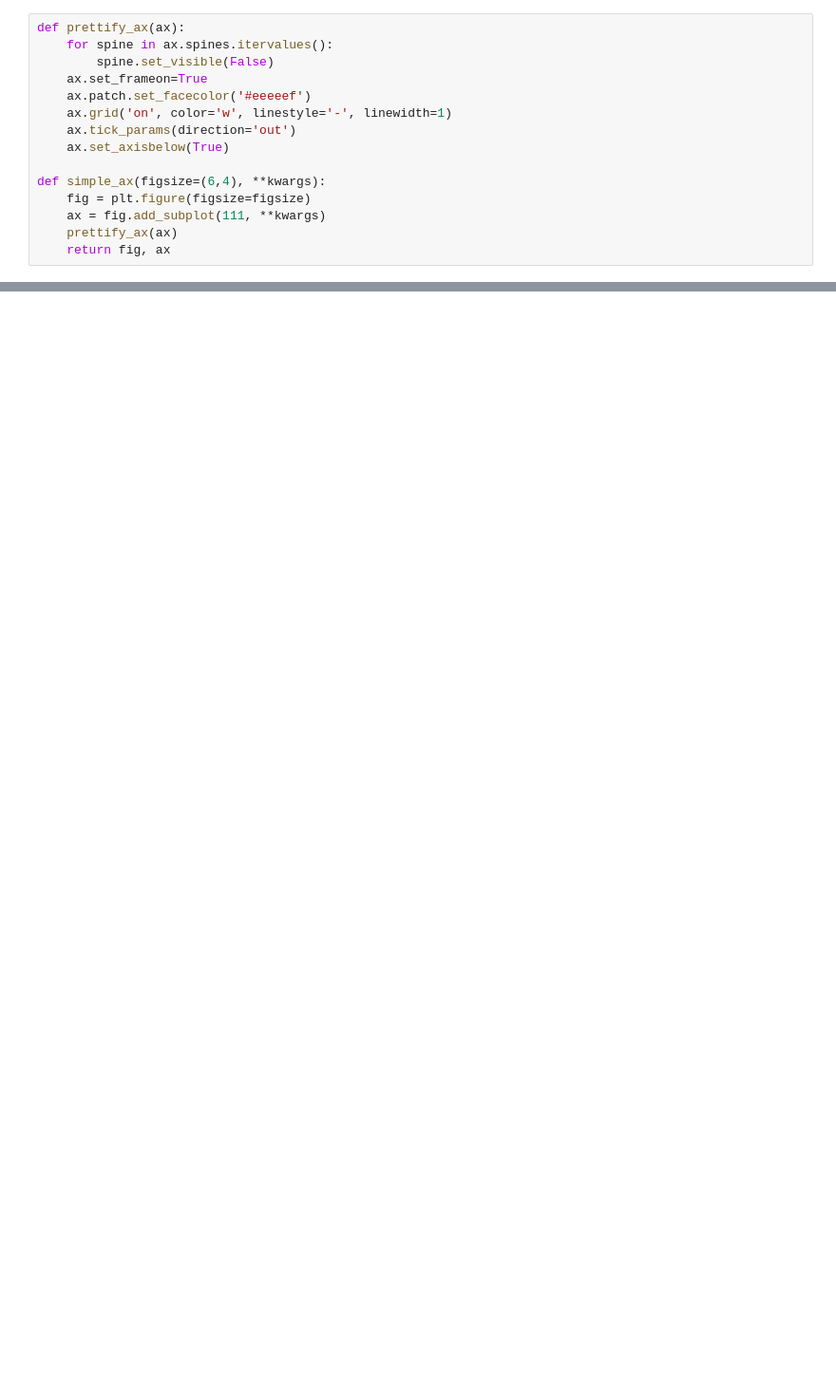
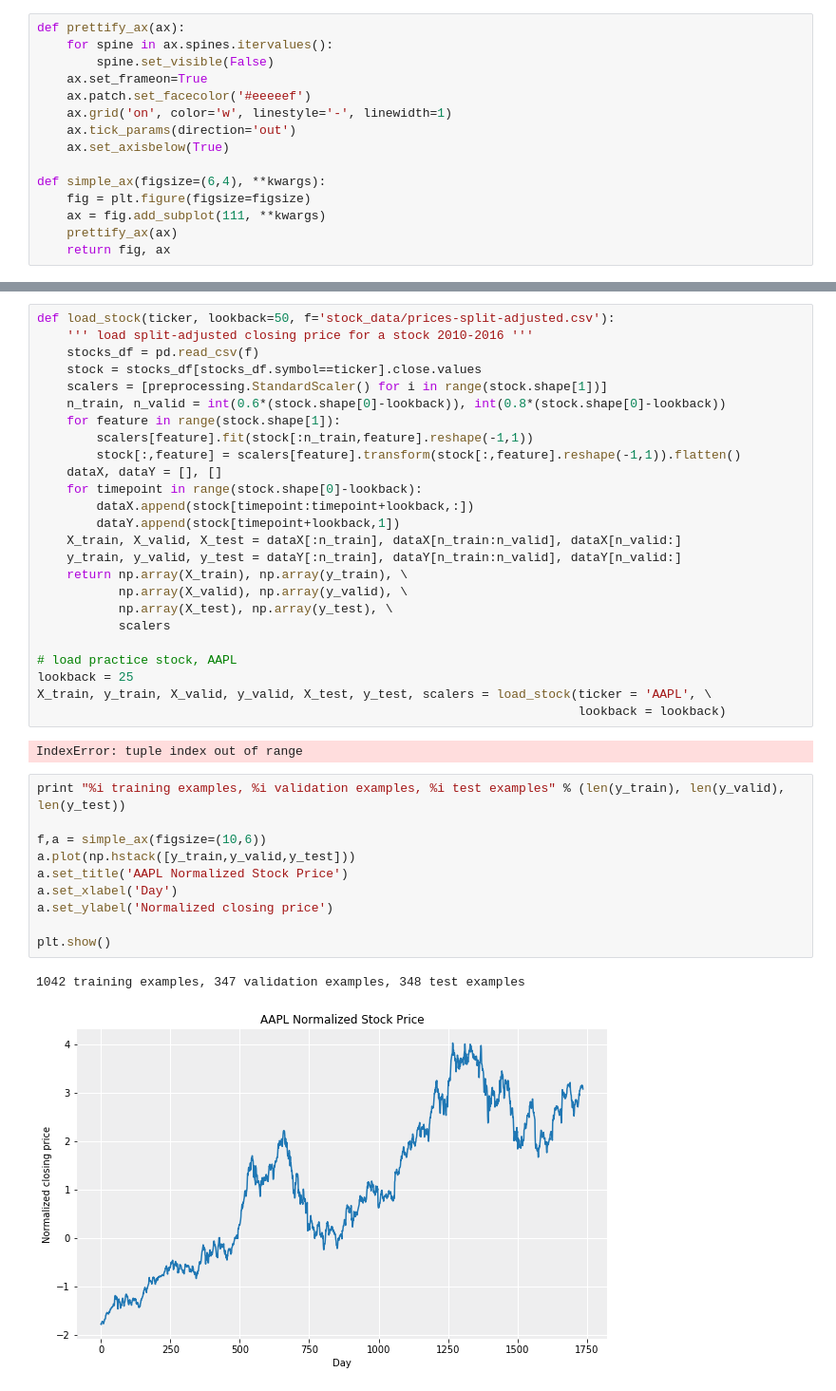
Before and after one commit to munozalexander/Stock-Prediction, a Jupyter notebook: Stock_Prediction.ipynb, the cells around one changed output, grey strips where cells are left out. Shown at 95% size. Drawn from its saved outputs; the diff is of its cells as text; blank space fills up the shorter version.

```diff
--- a/Stock_Prediction.ipynb
+++ b/Stock_Prediction.ipynb
@@ -63,0 +37,40 @@ X_train, y_train, X_valid, y_valid, X_test, y_test = load_stock(stock_colnum=1,
+# %%
+def load_stock(ticker, lookback=50, f='stock_data/prices-split-adjusted.csv'):
+    ''' load split-adjusted closing price for a stock 2010-2016 '''
+    stocks_df = pd.read_csv(f)
+    stock = stocks_df[stocks_df.symbol==ticker].close.values
+    scalers = [preprocessing.StandardScaler() for i in range(stock.shape[1])]
+    n_train, n_valid = int(0.6*(stock.shape[0]-lookback)), int(0.8*(stock.shape[0]-lookback))
+    for feature in range(stock.shape[1]):
+        scalers[feature].fit(stock[:n_train,feature].reshape(-1,1))
+        stock[:,feature] = scalers[feature].transform(stock[:,feature].reshape(-1,1)).flatten()
+    dataX, dataY = [], []
+    for timepoint in range(stock.shape[0]-lookback):
+        dataX.append(stock[timepoint:timepoint+lookback,:])
+        dataY.append(stock[timepoint+lookback,1])
+    X_train, X_valid, X_test = dataX[:n_train], dataX[n_train:n_valid], dataX[n_valid:]
+    y_train, y_valid, y_test = dataY[:n_train], dataY[n_train:n_valid], dataY[n_valid:]
+    return np.array(X_train), np.array(y_train), \
+           np.array(X_valid), np.array(y_valid), \
+           np.array(X_test), np.array(y_test), \
+           scalers
+
+# load practice stock, AAPL
+lookback = 25
+X_train, y_train, X_valid, y_valid, X_test, y_test, scalers = load_stock(ticker = 'AAPL', \
+                                                                         lookback = lookback)
+# %% [output]
+IndexError: tuple index out of range
+# %%
+print "%i training examples, %i validation examples, %i test examples" % (len(y_train), len(y_valid), len(y_test))
+
+f,a = simple_ax(figsize=(10,6))
+a.plot(np.hstack([y_train,y_valid,y_test]))
+a.set_title('AAPL Normalized Stock Price')
+a.set_xlabel('Day')
+a.set_ylabel('Normalized closing price')
+
+plt.show()
+# %% [output]
+1042 training examples, 347 validation examples, 348 test examples
+[figure, added]
```
Also changed, not shown: parts of 12 cells of this notebook.
